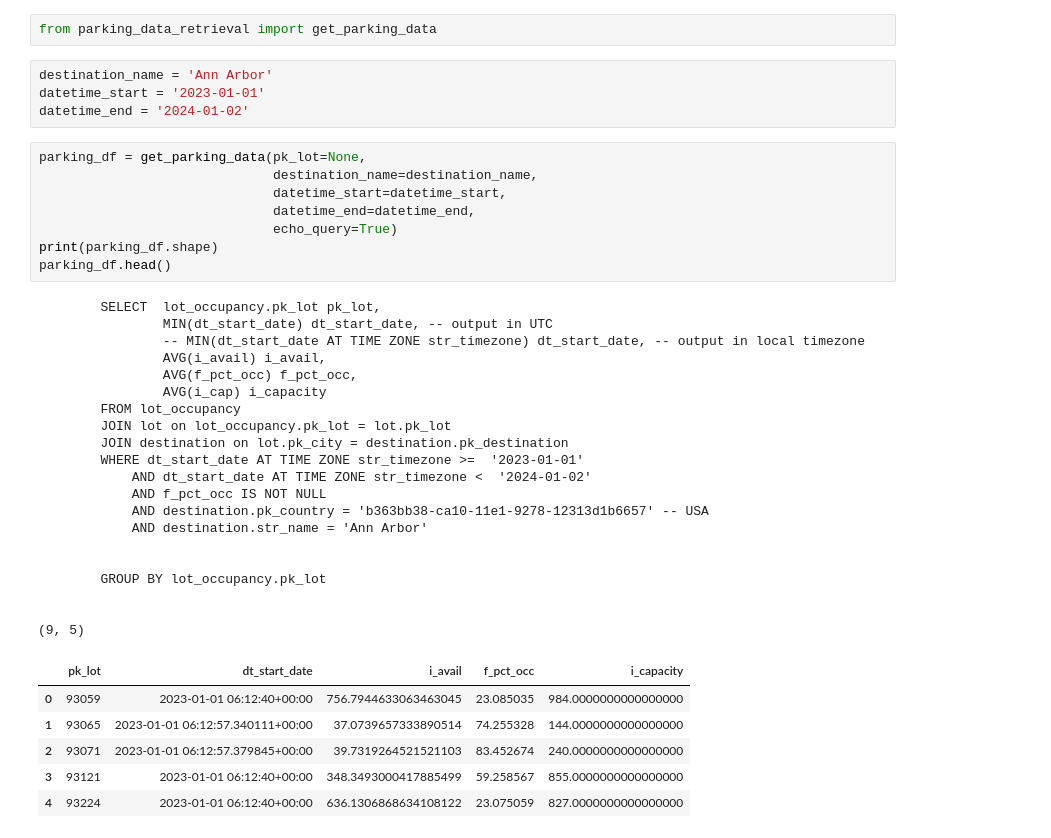
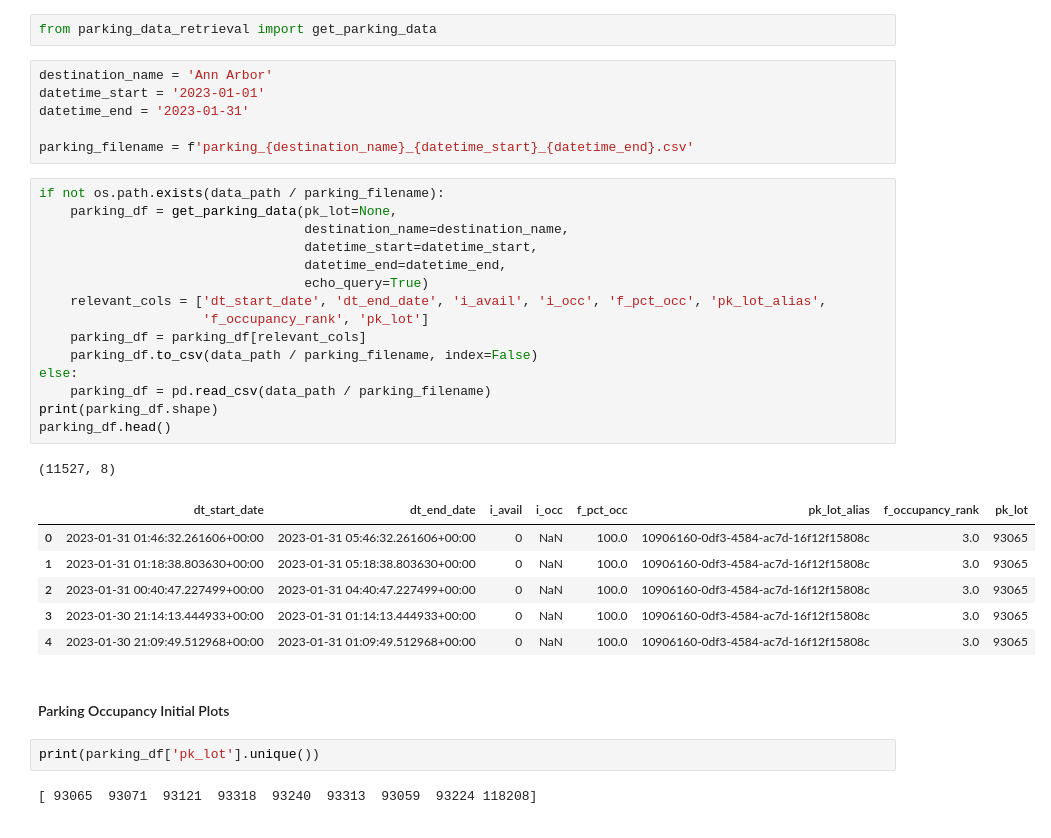
Before and after one commit to INRIX-Logan-Garwood/Parking-Location-vs-Occupancy, a Jupyter notebook: notebooks/data_extraction.ipynb, the cells around one changed output. Drawn from its saved outputs; the diff is of its cells as text.

Commit message:
data extraction

```diff
--- a/notebooks/data_extraction.ipynb
+++ b/notebooks/data_extraction.ipynb
@@ -189,39 +232,35 @@ from parking_data_retrieval import get_parking_data
 # %%
 destination_name = 'Ann Arbor'
 datetime_start = '2023-01-01'
-datetime_end = '2024-01-02'
+datetime_end = '2023-01-31'
+
+parking_filename = f'parking_{destination_name}_{datetime_start}_{datetime_end}.csv'
 # %%
-parking_df = get_parking_data(pk_lot=None,
-                              destination_name=destination_name,
-                              datetime_start=datetime_start,
-                              datetime_end=datetime_end,
-                              echo_query=True)
+if not os.path.exists(data_path / parking_filename):
+    parking_df = get_parking_data(pk_lot=None,
+                                  destination_name=destination_name,
+                                  datetime_start=datetime_start,
+                                  datetime_end=datetime_end,
+                                  echo_query=True)
+    relevant_cols = ['dt_start_date', 'dt_end_date', 'i_avail', 'i_occ', 'f_pct_occ', 'pk_lot_alias',
+                     'f_occupancy_rank', 'pk_lot']
+    parking_df = parking_df[relevant_cols]
+    parking_df.to_csv(data_path / parking_filename, index=False)
+else:
+    parking_df = pd.read_csv(data_path / parking_filename)
 print(parking_df.shape)
 parking_df.head()
 # %% [output]
-        SELECT  lot_occupancy.pk_lot pk_lot,
-                MIN(dt_start_date) dt_start_date, -- output in UTC
-                -- MIN(dt_start_date AT TIME ZONE str_timezone) dt_start_date, -- output in local timezone
-                AVG(i_avail) i_avail,
-                AVG(f_pct_occ) f_pct_occ,
-                AVG(i_cap) i_capacity
-        FROM lot_occupancy
-        JOIN lot on lot_occupancy.pk_lot = lot.pk_lot
-        JOIN destination on lot.pk_city = destination.pk_destination
-        WHERE dt_start_date AT TIME ZONE str_timezone >=  '2023-01-01'
-            AND dt_start_date AT TIME ZONE str_timezone <  '2024-01-02'
-            AND f_pct_occ IS NOT NULL
-            AND destination.pk_country = 'b363bb38-ca10-11e1-9278-12313d1b6657' -- USA
-            AND destination.str_name = 'Ann Arbor'
-
-
-        GROUP BY lot_occupancy.pk_lot
-
-
-(9, 5)
+(11527, 8)
-|  | pk_lot | dt_start_date | i_avail | f_pct_occ | i_capacity |
-| 0 | 93059 | 2023-01-01 06:12:40+00:00 | 756.7944633063463045 | 23.085035 | 984.0000000000000000 |
-| 1 | 93065 | 2023-01-01 06:12:57.340111+00:00 | 37.0739657333890514 | 74.255328 | 144.0000000000000000 |
-| 2 | 93071 | 2023-01-01 06:12:57.379845+00:00 | 39.7319264521521103 | 83.452674 | 240.0000000000000000 |
-| 3 | 93121 | 2023-01-01 06:12:40+00:00 | 348.3493000417885499 | 59.258567 | 855.0000000000000000 |
-| 4 | 93224 | 2023-01-01 06:12:40+00:00 | 636.1306868634108122 | 23.075059 | 827.0000000000000000 |
+|  | dt_start_date | dt_end_date | i_avail | i_occ | f_pct_occ | pk_lot_alias | f_occupancy_rank | pk_lot |
+| 0 | 2023-01-31 01:46:32.261606+00:00 | 2023-01-31 05:46:32.261606+00:00 | 0 | NaN | 100.0 | 10906160-0df3-4584-ac7d-16f12f15808c | 3.0 | 93065 |
+| 1 | 2023-01-31 01:18:38.803630+00:00 | 2023-01-31 05:18:38.803630+00:00 | 0 | NaN | 100.0 | 10906160-0df3-4584-ac7d-16f12f15808c | 3.0 | 93065 |
+| 2 | 2023-01-31 00:40:47.227499+00:00 | 2023-01-31 04:40:47.227499+00:00 | 0 | NaN | 100.0 | 10906160-0df3-4584-ac7d-16f12f15808c | 3.0 | 93065 |
+| 3 | 2023-01-30 21:14:13.444933+00:00 | 2023-01-31 01:14:13.444933+00:00 | 0 | NaN | 100.0 | 10906160-0df3-4584-ac7d-16f12f15808c | 3.0 | 93065 |
+| 4 | 2023-01-30 21:09:49.512968+00:00 | 2023-01-31 01:09:49.512968+00:00 | 0 | NaN | 100.0 | 10906160-0df3-4584-ac7d-16f12f15808c | 3.0 | 93065 |
+# %% [markdown]
+#### Parking Occupancy Initial Plots
+# %%
+print(parking_df['pk_lot'].unique())
+# %% [output]
+[ 93065  93071  93121  93318  93240  93313  93059  93224 118208]
```
Also changed, not shown: parts of 22 cells of this notebook, 1 other file.
